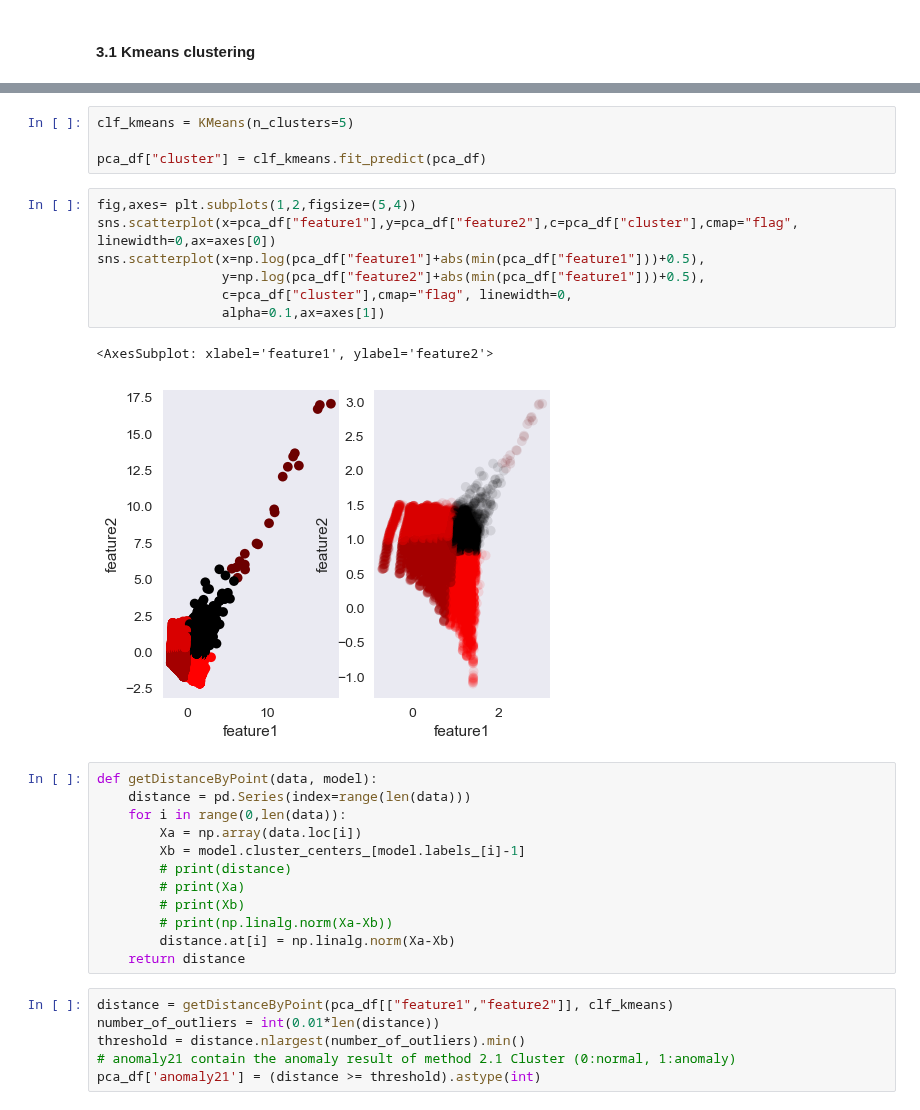
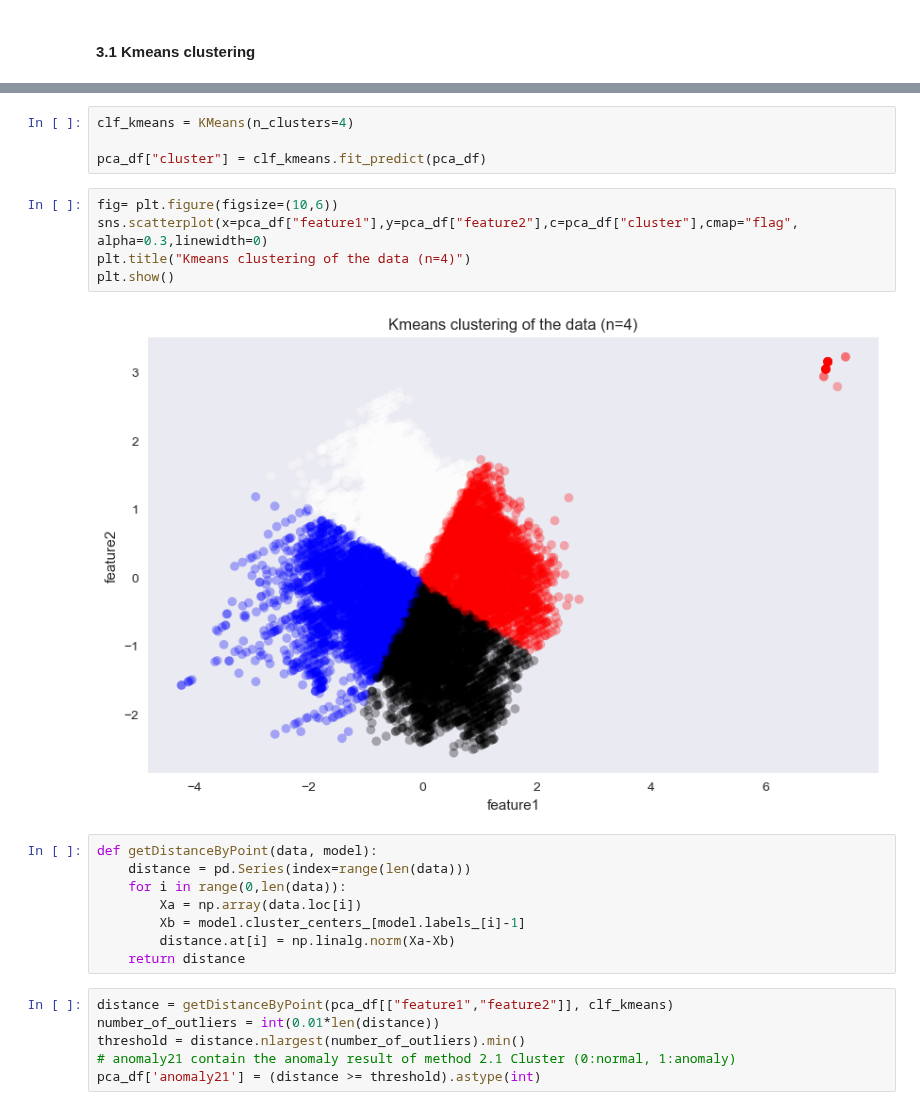
Before and after one commit to marci-nemeth/ML-Notebooks, a Jupyter notebook: 5-TimeSeries/NumentaAnomalyBenchmark.ipynb, the cells around one changed output, grey strips where cells are left out. Saved outputs shown, nothing was run; the diff lists cells and outputs as text.

```diff
--- a/5-TimeSeries/NumentaAnomalyBenchmark.ipynb
+++ b/5-TimeSeries/NumentaAnomalyBenchmark.ipynb
@@ -169,27 +208,20 @@ Elbow_M.show()
 # %%
-clf_kmeans = KMeans(n_clusters=5)
+clf_kmeans = KMeans(n_clusters=4)
 
 pca_df["cluster"] = clf_kmeans.fit_predict(pca_df)
-# %%
-fig,axes= plt.subplots(1,2,figsize=(5,4))
-sns.scatterplot(x=pca_df["feature1"],y=pca_df["feature2"],c=pca_df["cluster"],cmap="flag", linewidth=0,ax=axes[0])
-sns.scatterplot(x=np.log(pca_df["feature1"]+abs(min(pca_df["feature1"]))+0.5),
-                y=np.log(pca_df["feature2"]+abs(min(pca_df["feature1"]))+0.5),
-                c=pca_df["cluster"],cmap="flag", linewidth=0,
-                alpha=0.1,ax=axes[1])
-# %% [output]
-<AxesSubplot: xlabel='feature1', ylabel='feature2'>
-[figure, removed]
+# %%
+fig= plt.figure(figsize=(10,6))
+sns.scatterplot(x=pca_df["feature1"],y=pca_df["feature2"],c=pca_df["cluster"],cmap="flag", alpha=0.3,linewidth=0)
+plt.title("Kmeans clustering of the data (n=4)")
+plt.show()
+# %% [output]
+[figure, added]
 # %%
 def getDistanceByPoint(data, model):
     distance = pd.Series(index=range(len(data)))
     for i in range(0,len(data)):
         Xa = np.array(data.loc[i])
         Xb = model.cluster_centers_[model.labels_[i]-1]
-        # print(distance)
-        # print(Xa)
-        # print(Xb)
-        # print(np.linalg.norm(Xa-Xb))
         distance.at[i] = np.linalg.norm(Xa-Xb)
     return distance
 # %%
```
Also changed, not shown: parts of 17 cells of this notebook.
